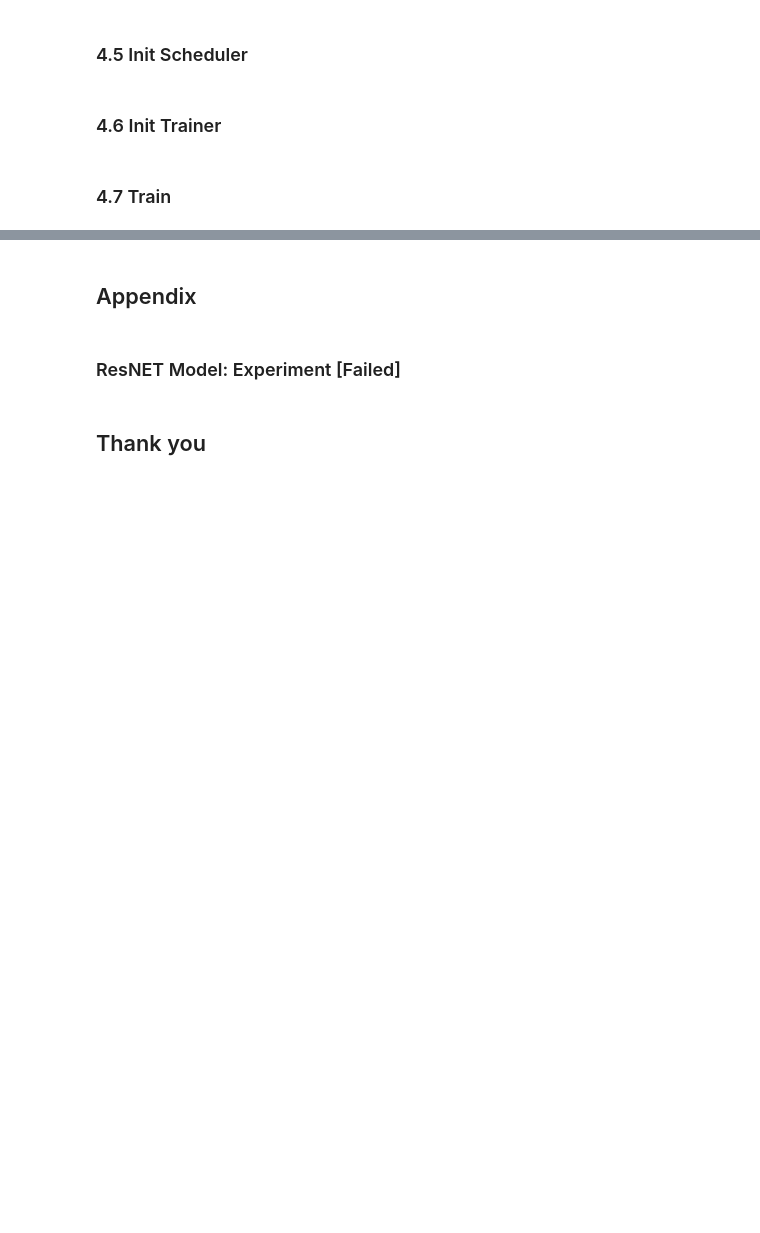
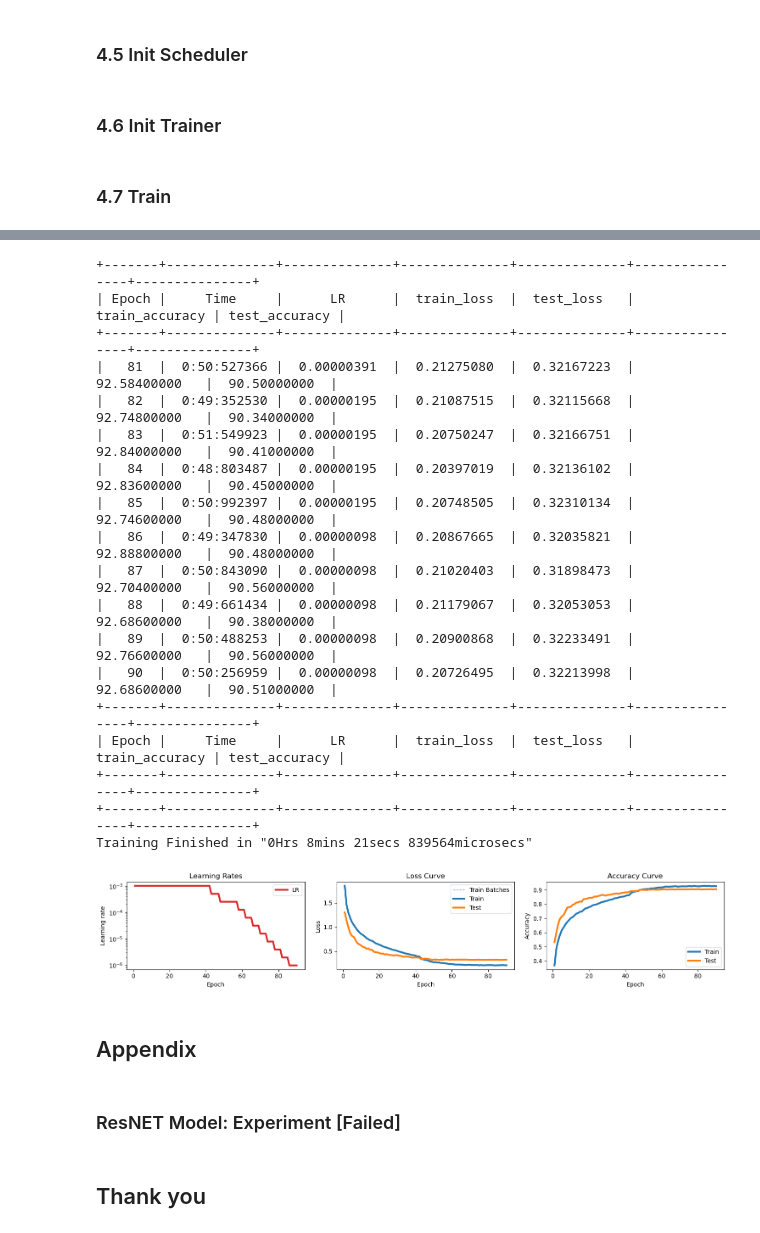
Before and after one commit to Ataago-AI/NN-Deep-Learning, a Jupyter notebook: assignment/NN_DL_Assignment_1.ipynb, the cells around one changed output, grey strips where cells are left out. Saved outputs shown, nothing was run; the diff lists cells and outputs as text; code cells hidden in the pictures; blank space fills up the shorter version.

```diff
--- a/assignment/NN_DL_Assignment_1.ipynb
+++ b/assignment/NN_DL_Assignment_1.ipynb
@@ -865,4 +844,4 @@ Finished Training
 # %%
-trainer.train(epochs=50, use_gpu=USE_GPU)
+trainer.train(epochs=15, use_gpu=USE_GPU)
 trainer.plot()
 # %% [output]
@@ -887,4 +866,4 @@ Finished Training
 # %%
-trainer.train(epochs=50, use_gpu=USE_GPU)
+trainer.train(epochs=5, use_gpu=USE_GPU)
 trainer.plot()
 # %% [output]
@@ -909,3 +881,26 @@ Finished Training
+# %%
+trainer.train(epochs=10, use_gpu=USE_GPU)
+trainer.plot()
+# %% [output]
++-------+--------------+--------------+--------------+--------------+----------------+---------------+
+| Epoch |     Time     |      LR      |  train_loss  |  test_loss   | train_accuracy | test_accuracy |
++-------+--------------+--------------+--------------+--------------+----------------+---------------+
+|   81  |  0:50:527366 |  0.00000391  |  0.21275080  |  0.32167223  |  92.58400000   |  90.50000000  |
+|   82  |  0:49:352530 |  0.00000195  |  0.21087515  |  0.32115668  |  92.74800000   |  90.34000000  |
+|   83  |  0:51:549923 |  0.00000195  |  0.20750247  |  0.32166751  |  92.84000000   |  90.41000000  |
+|   84  |  0:48:803487 |  0.00000195  |  0.20397019  |  0.32136102  |  92.83600000   |  90.45000000  |
+|   85  |  0:50:992397 |  0.00000195  |  0.20748505  |  0.32310134  |  92.74600000   |  90.48000000  |
+|   86  |  0:49:347830 |  0.00000098  |  0.20867665  |  0.32035821  |  92.88800000   |  90.48000000  |
+|   87  |  0:50:843090 |  0.00000098  |  0.21020403  |  0.31898473  |  92.70400000   |  90.56000000  |
+|   88  |  0:49:661434 |  0.00000098  |  0.21179067  |  0.32053053  |  92.68600000   |  90.38000000  |
+|   89  |  0:50:488253 |  0.00000098  |  0.20900868  |  0.32233491  |  92.76600000   |  90.56000000  |
+|   90  |  0:50:256959 |  0.00000098  |  0.20726495  |  0.32213998  |  92.68600000   |  90.51000000  |
++-------+--------------+--------------+--------------+--------------+----------------+---------------+
+| Epoch |     Time     |      LR      |  train_loss  |  test_loss   | train_accuracy | test_accuracy |
++-------+--------------+--------------+--------------+--------------+----------------+---------------+
++-------+--------------+--------------+--------------+--------------+----------------+---------------+
+Training Finished in "0Hrs 8mins 21secs 839564microsecs"
+[figure, added]
 # %% [markdown]
 ## Appendix
 # %% [markdown]
```
Also changed, not shown: parts of 36 cells of this notebook.
